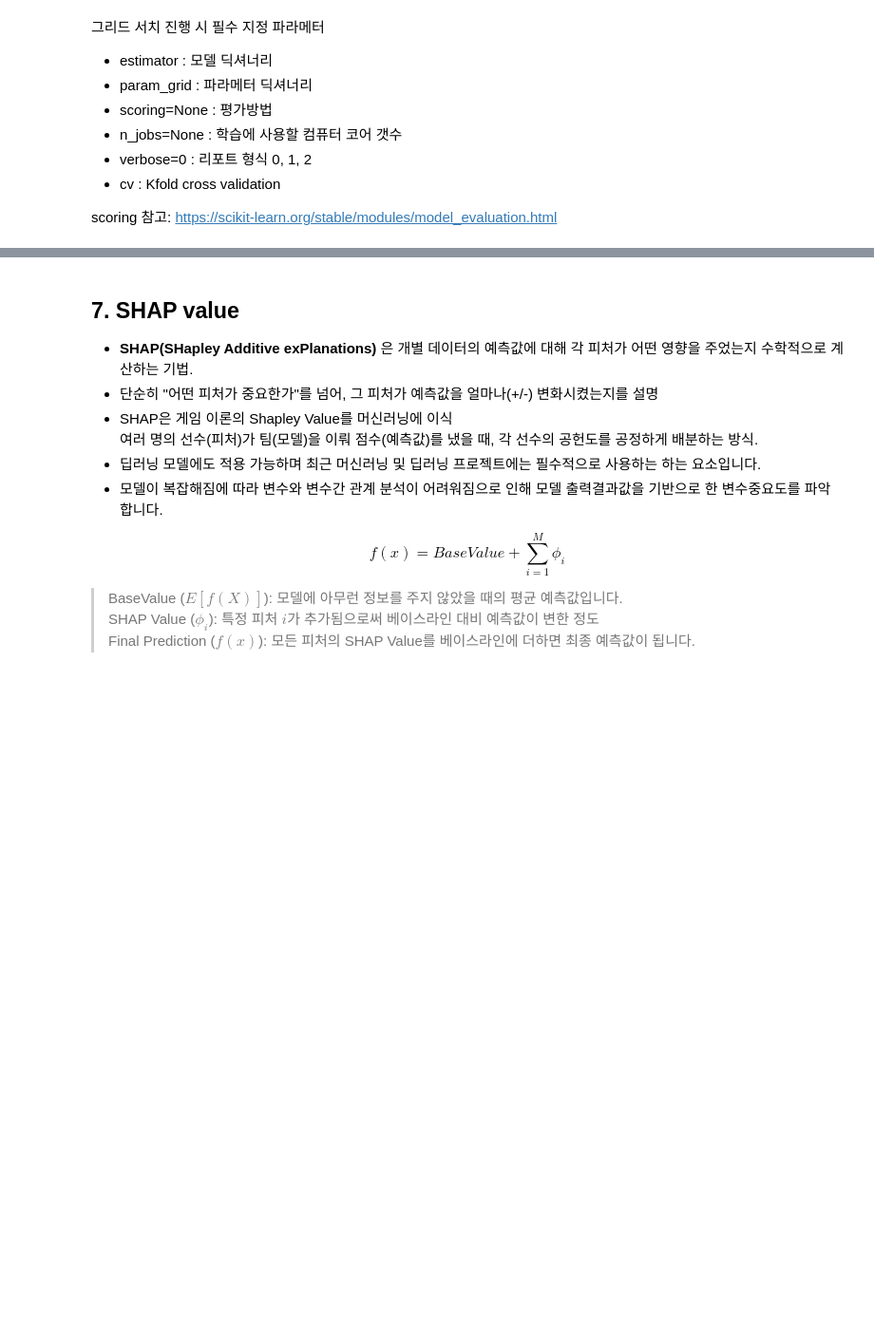
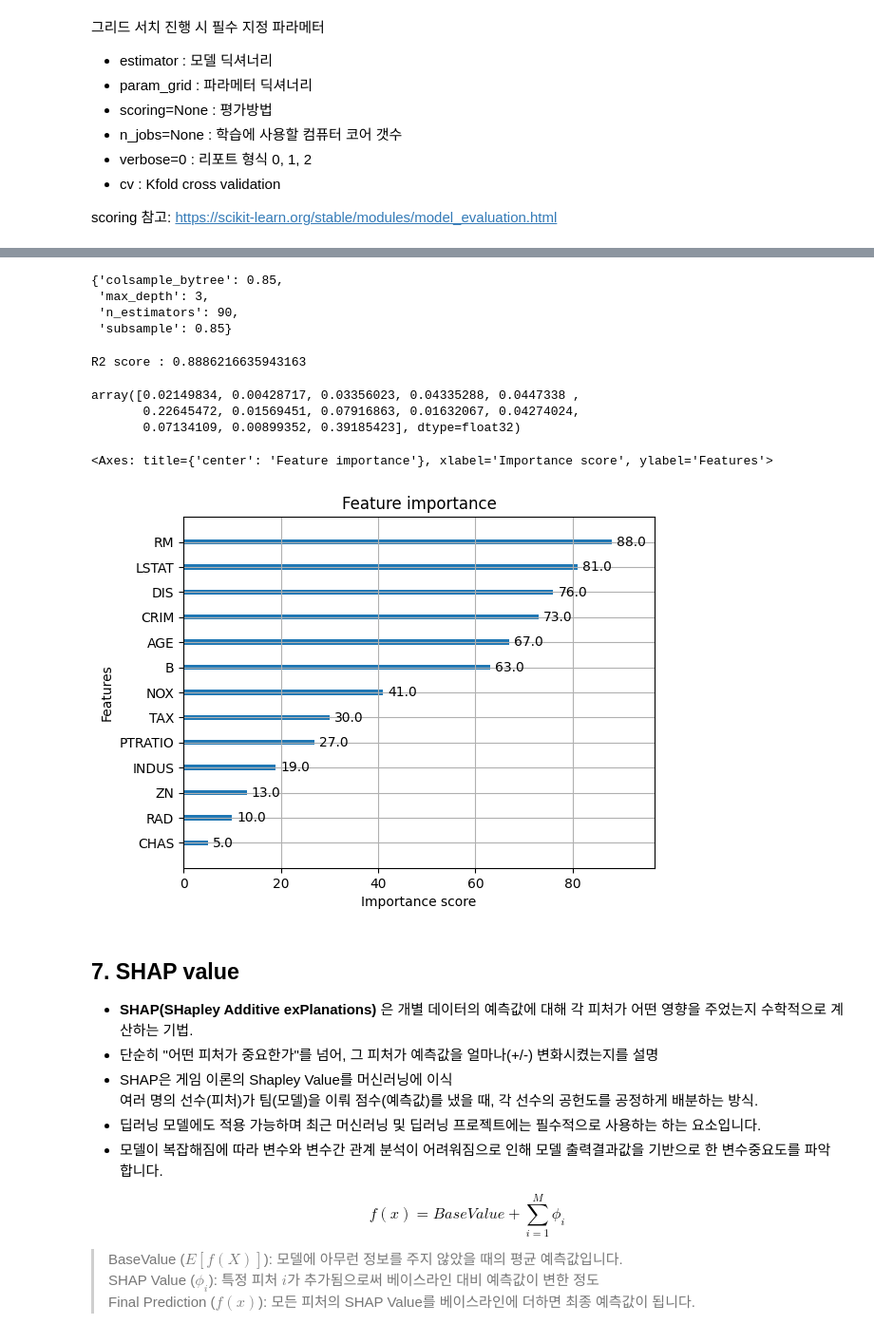
Before and after one commit to RFATS/TreeBasedModel_and_DNN, a Jupyter notebook: 04_ML_BoostingTree.ipynb, the cells around one changed output, grey strips where cells are left out. Shown at 95% size. Saved outputs shown, nothing was run; the diff lists cells and outputs as text; code cells hidden in the pictures; blank space fills up the shorter version.

```diff
--- a/04_ML_BoostingTree.ipynb
+++ b/04_ML_BoostingTree.ipynb
@@ -86,6 +90,7 @@ df = pd.read_csv("https://raw.githubusercontent.com/overgroove/ML_lecture_image_
 # 모델 import
 
 # 모델 생성
+xgbr = XGBRegressor(random_state=42)
 # %% [markdown]
 일반 파라메터 (General Parameters)
 **중요 파라메터**
@@ -113,10 +118,10 @@ df = pd.read_csv("https://raw.githubusercontent.com/overgroove/ML_lecture_image_
 * callbacks: 각 반복의 끝에 적용되는 콜백 함수 목록.
 # %%
 # 모델 학습
-
+xgbr.fit(X_train, y_train)
 # 모델 예측값 확인
-
+pred = xgbr.predict(X_test)
 # 평가지표 출력
-
+print(f"R2 score : {r2_score(y_test, pred)}")
 # 변수 중요도 시각화
 # %% [output]
@@ -151,4 +201,10 @@ scoring 참고: https://scikit-learn.org/stable/modules/model_evaluation.html
 # %%
 # 베스트 파라메터, 모델 확인
+grid.best_params_
+# %% [output]
+{'colsample_bytree': 0.85,
+ 'max_depth': 3,
+ 'n_estimators': 90,
+ 'subsample': 0.85}
 # %%
 # 그리드 모델 예측값 확인
@@ -155,2 +212,5 @@ scoring 참고: https://scikit-learn.org/stable/modules/model_evaluation.html
 # %%
 # 최적 모델 평가지표 출력
+print(f"R2 score : {r2_score(y_test, grid_pred)}")
+# %% [output]
+R2 score : 0.8886216635943163
@@ -157,5 +221,17 @@ scoring 참고: https://scikit-learn.org/stable/modules/model_evaluation.html
 # %%
 # 베스트 모델의 변수 중요도 확인
+grid.best_estimator_.feature_importances_
+# %% [output]
+array([0.02149834, 0.00428717, 0.03356023, 0.04335288, 0.0447338 ,
+       0.22645472, 0.01569451, 0.07916863, 0.01632067, 0.04274024,
+       0.07134109, 0.00899352, 0.39185423], dtype=float32)
+# %%
+# xgboost 변수중요도 시각화
+from xgboost import plot_importance
+plot_importance(grid.best_estimator_)
+# %% [output]
+<Axes: title={'center': 'Feature importance'}, xlabel='Importance score', ylabel='Features'>
+[figure, added]
 # %% [markdown]
 ## **7. SHAP value**
 - **SHAP(SHapley Additive exPlanations)** 은 개별 데이터의 예측값에 대해 각 피처가 어떤 영향을 주었는지 수학적으로 계산하는 기법.
```
Also changed, not shown: parts of 20 cells of this notebook, 5 other files.
